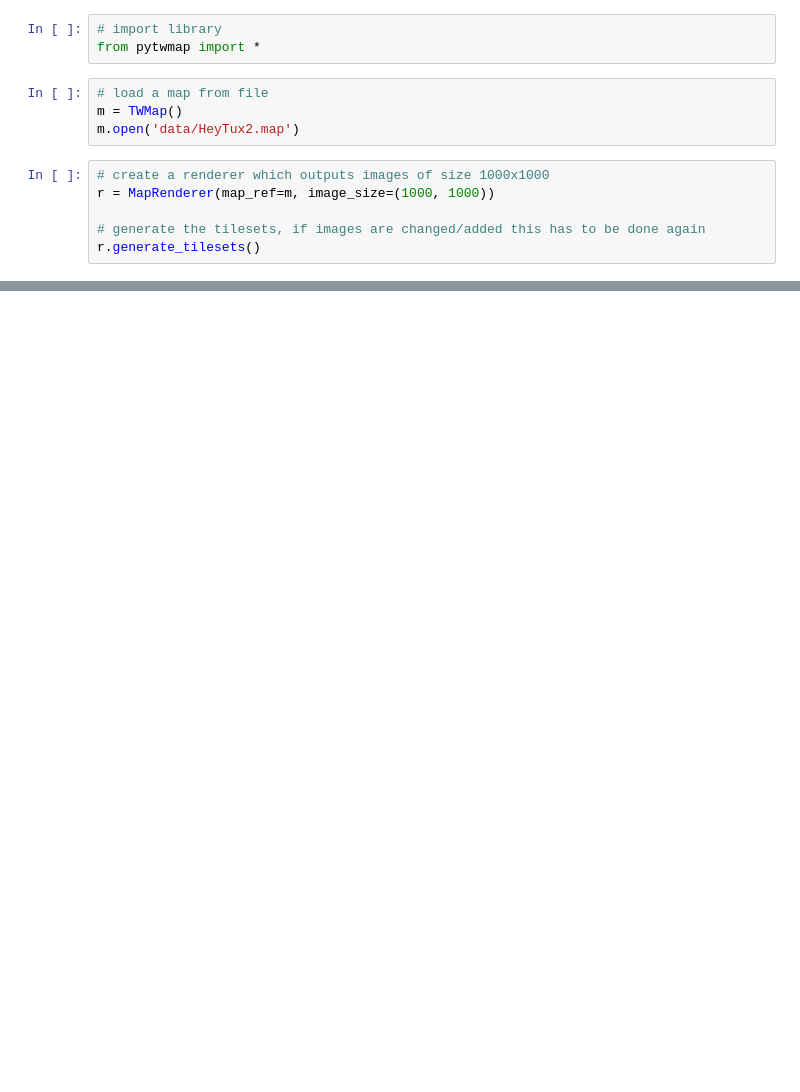
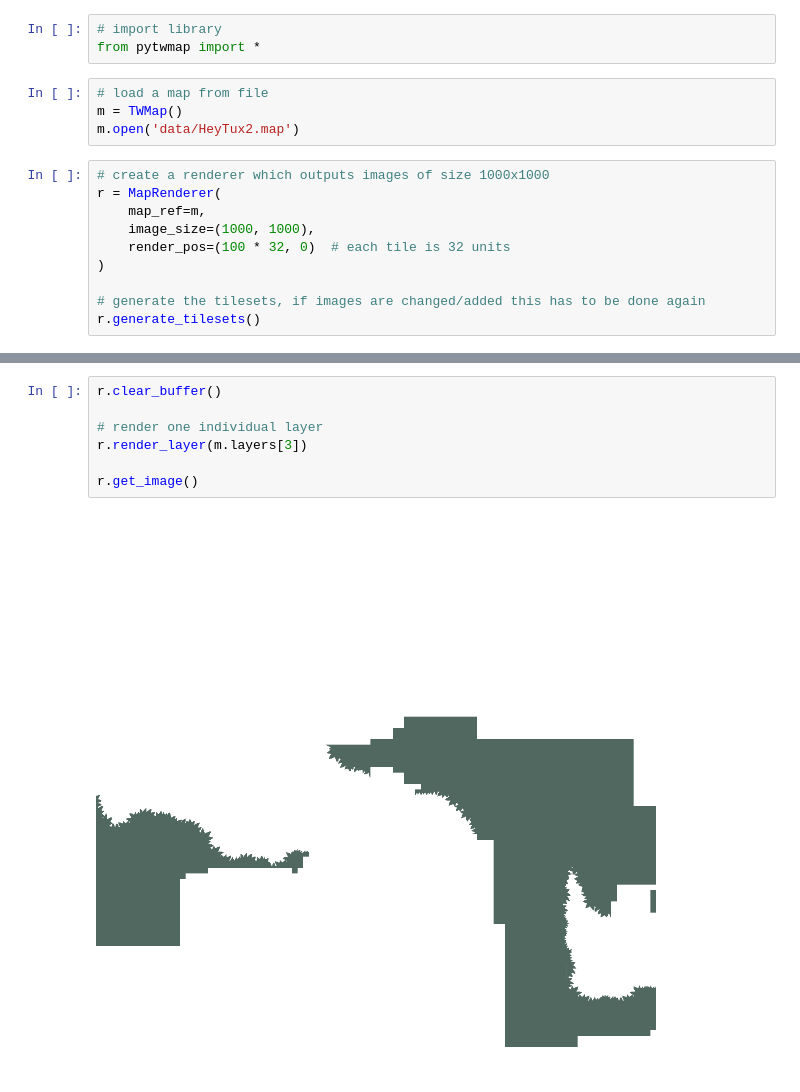
Before and after one commit to Marmare314/PyTeeworldsMap, a Jupyter notebook: examples/example_2.ipynb, the cells around one changed output, grey strips where cells are left out. Cells and saved outputs as stored; diff of their text form; blank space fills up the shorter version.

```diff
--- a/examples/example_2.ipynb
+++ b/examples/example_2.ipynb
@@ -7,7 +7,11 @@ m = TWMap()
 m.open('data/HeyTux2.map')
 # %%
 # create a renderer which outputs images of size 1000x1000
-r = MapRenderer(map_ref=m, image_size=(1000, 1000))
+r = MapRenderer(
+    map_ref=m,
+    image_size=(1000, 1000),
+    render_pos=(100 * 32, 0)  # each tile is 32 units
+)
 
 # generate the tilesets, if images are changed/added this has to be done again
 r.generate_tilesets()
@@ -33,0 +38,9 @@ r.get_image()
+# %%
+r.clear_buffer()
+
+# render one individual layer
+r.render_layer(m.layers[3])
+
+r.get_image()
+# %% [output]
+[figure, added]
```
Also changed, not shown: parts of 4 cells of this notebook, 13 other files.
